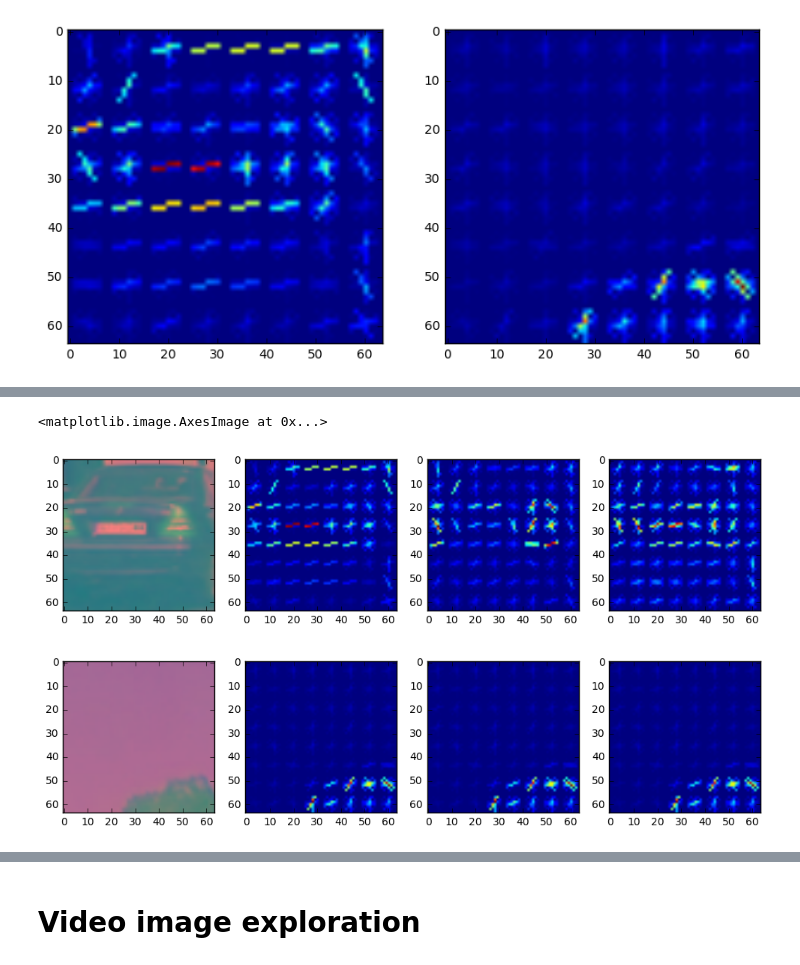
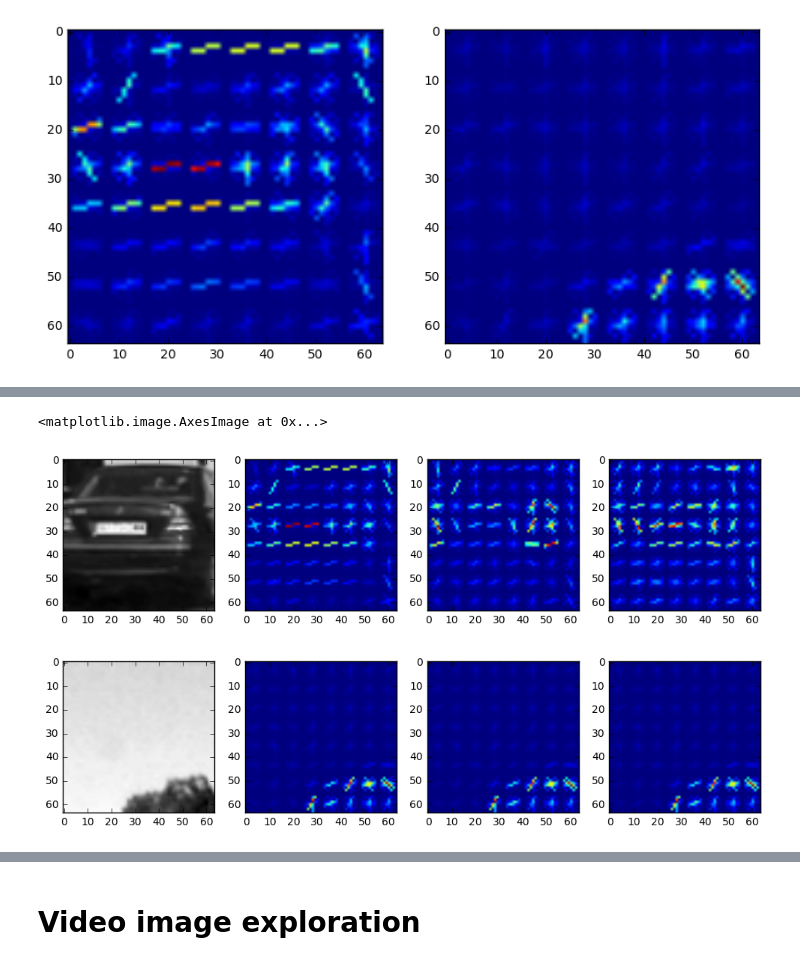
Before and after one commit to Moecker/sdc_od, a Jupyter notebook: exploration.ipynb, the cells around one changed output, grey strips where cells are left out. Drawn from its saved outputs; the diff is of its cells as text; code cells hidden in the pictures.

```diff
--- a/exploration.ipynb
+++ b/exploration.ipynb
@@ -39,11 +39,11 @@ INFO:root:Number of notcars: 8968
 # %%
 plt.figure(figsize=(10, 5))
 plt.subplot(1,2,1)
-car = mpimg.imread(cars[1000])
+car = mpimg.imread(cars[4000])
 plt.imshow(car)
 
 plt.subplot(1,2,2)
-nocar = mpimg.imread(notcars[1000])
+nocar = mpimg.imread(notcars[4000])
 plt.imshow(nocar)
 
 print("Shape of a car", car.shape)
@@ -113,34 +136,34 @@ nc = cv2.cvtColor(nocar, cv2.COLOR_RGB2YCrCb)
 sf_c = bin_spatial(c, size=spatial_size)
 sp_nc = bin_spatial(nc, size=spatial_size)
 
 feat_c, hog_c0 = get_hog_features(c[:,:,0],orient, pix_per_cell,cell_per_block,vis=True,feature_vec=True)
 feat_c, hog_c1 = get_hog_features(c[:,:,1],orient, pix_per_cell,cell_per_block,vis=True,feature_vec=True)
 feat_c, hog_c2 = get_hog_features(c[:,:,2],orient, pix_per_cell,cell_per_block,vis=True,feature_vec=True)
 
 feat_c, hog_nc0 = get_hog_features(nc[:,:,0],orient, pix_per_cell,cell_per_block,vis=True,feature_vec=True)
 feat_c, hog_nc1 = get_hog_features(nc[:,:,0],orient, pix_per_cell,cell_per_block,vis=True,feature_vec=True)
 feat_c, hog_nc2 = get_hog_features(nc[:,:,0],orient, pix_per_cell,cell_per_block,vis=True,feature_vec=True)
 
 plt.figure(figsize=(12, 5))
 plt.subplot(1,4,1)
-plt.imshow(c)
+plt.imshow(c[:,:,0], cmap="gray")
 plt.subplot(1,4,2)
 plt.imshow(hog_c0)
 plt.subplot(1,4,3)
 plt.imshow(hog_c1)
 plt.subplot(1,4,4)
 plt.imshow(hog_c2)
 
 plt.figure(figsize=(12, 5))
 plt.subplot(1,4,1)
-plt.imshow(nc)
+plt.imshow(nc[:,:,0], cmap="gray")
 plt.subplot(1,4,2)
 plt.imshow(hog_nc0)
 plt.subplot(1,4,3)
 plt.imshow(hog_nc1)
 plt.subplot(1,4,4)
 plt.imshow(hog_nc2)
 # %% [output]
 <matplotlib.image.AxesImage at 0x...>
-[figure, old version]
+[figure, new version]
-[figure, old version]
+[figure, new version]
```
Also changed, not shown: parts of 3 cells of this notebook, 36 other files.
